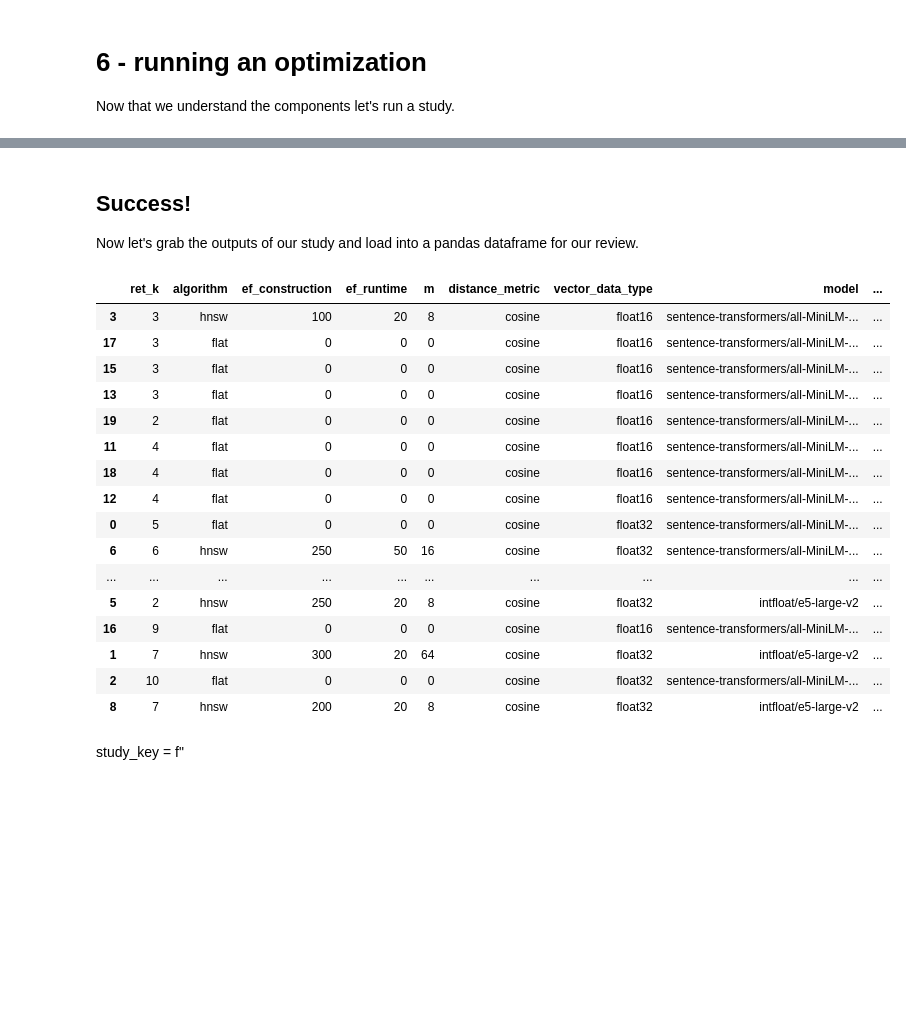
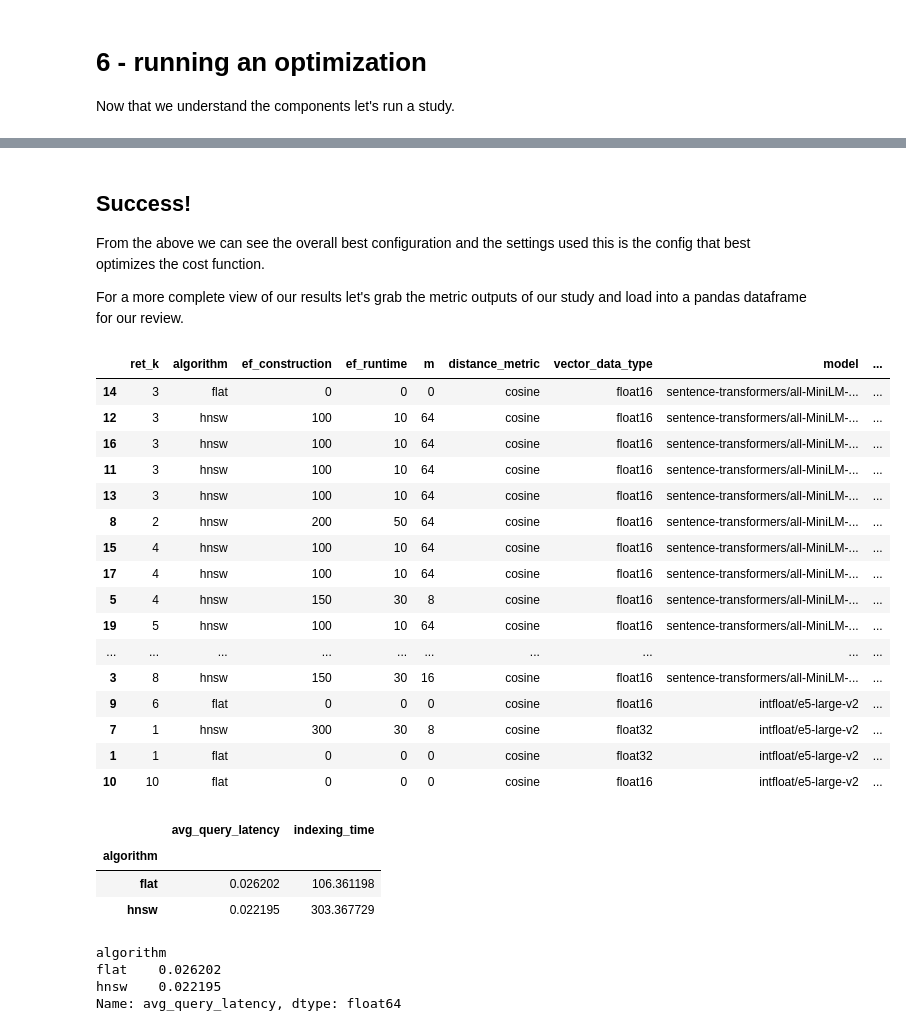
Before and after one commit to redis-applied-ai/retrieval-optimizer, a Jupyter notebook: examples/getting_started/retrieval_optimizer.ipynb, the cells around one changed output, grey strips where cells are left out. Drawn from its saved outputs; the diff is of its cells as text; code cells hidden in the pictures; blank space fills up the shorter version.

Commit message:
add avg query latency

```diff
--- a/examples/getting_started/retrieval_optimizer.ipynb
+++ b/examples/getting_started/retrieval_optimizer.ipynb
@@ -273,7 +275,9 @@ Metrics: [0.38826081326081324, 0.005658060807059315, 0.06243008846672828]
 # %% [markdown]
 ## Success!
 
-Now let's grab the outputs of our study and load into a pandas dataframe for our review.
+From the above we can see the overall best configuration and the settings used this is the config that best optimizes the cost function.
+
+For a more complete view of our results let's grab the metric outputs of our study and load into a pandas dataframe for our review.
 # %%
 from redis import Redis
 import pandas as pd
@@ -285,24 +289,36 @@ res = redis_client.json().get(study_key)
 
 res_df = pd.DataFrame(res)
 # %%
-res_df.sort_values(["f1@k", "embedding_latency", "indexing_time"], ascending=False)
+res_df.sort_values(["f1@k", "embedding_latency", "indexing_time", "avg_query_latency"], ascending=False)
 # %% [output]
 |  | ret_k | algorithm | ef_construction | ef_runtime | m | distance_metric | vector_data_type | model | ... |
-| 3 | 3 | hnsw | 100 | 20 | 8 | cosine | float16 | sentence-transformers/all-MiniLM-... | ... |
-| 17 | 3 | flat | 0 | 0 | 0 | cosine | float16 | sentence-transformers/all-MiniLM-... | ... |
-| 15 | 3 | flat | 0 | 0 | 0 | cosine | float16 | sentence-transformers/all-MiniLM-... | ... |
-| 13 | 3 | flat | 0 | 0 | 0 | cosine | float16 | sentence-transformers/all-MiniLM-... | ... |
-| 19 | 2 | flat | 0 | 0 | 0 | cosine | float16 | sentence-transformers/all-MiniLM-... | ... |
-| 11 | 4 | flat | 0 | 0 | 0 | cosine | float16 | sentence-transformers/all-MiniLM-... | ... |
-| 18 | 4 | flat | 0 | 0 | 0 | cosine | float16 | sentence-transformers/all-MiniLM-... | ... |
-| 12 | 4 | flat | 0 | 0 | 0 | cosine | float16 | sentence-transformers/all-MiniLM-... | ... |
-| 0 | 5 | flat | 0 | 0 | 0 | cosine | float32 | sentence-transformers/all-MiniLM-... | ... |
-| 6 | 6 | hnsw | 250 | 50 | 16 | cosine | float32 | sentence-transformers/all-MiniLM-... | ... |
+| 14 | 3 | flat | 0 | 0 | 0 | cosine | float16 | sentence-transformers/all-MiniLM-... | ... |
+| 12 | 3 | hnsw | 100 | 10 | 64 | cosine | float16 | sentence-transformers/all-MiniLM-... | ... |
+| 16 | 3 | hnsw | 100 | 10 | 64 | cosine | float16 | sentence-transformers/all-MiniLM-... | ... |
+| 11 | 3 | hnsw | 100 | 10 | 64 | cosine | float16 | sentence-transformers/all-MiniLM-... | ... |
+| 13 | 3 | hnsw | 100 | 10 | 64 | cosine | float16 | sentence-transformers/all-MiniLM-... | ... |
+| 8 | 2 | hnsw | 200 | 50 | 64 | cosine | float16 | sentence-transformers/all-MiniLM-... | ... |
+| 15 | 4 | hnsw | 100 | 10 | 64 | cosine | float16 | sentence-transformers/all-MiniLM-... | ... |
+| 17 | 4 | hnsw | 100 | 10 | 64 | cosine | float16 | sentence-transformers/all-MiniLM-... | ... |
+| 5 | 4 | hnsw | 150 | 30 | 8 | cosine | float16 | sentence-transformers/all-MiniLM-... | ... |
+| 19 | 5 | hnsw | 100 | 10 | 64 | cosine | float16 | sentence-transformers/all-MiniLM-... | ... |
 | ... | ... | ... | ... | ... | ... | ... | ... | ... | ... |
-| 5 | 2 | hnsw | 250 | 20 | 8 | cosine | float32 | intfloat/e5-large-v2 | ... |
-| 16 | 9 | flat | 0 | 0 | 0 | cosine | float16 | sentence-transformers/all-MiniLM-... | ... |
-| 1 | 7 | hnsw | 300 | 20 | 64 | cosine | float32 | intfloat/e5-large-v2 | ... |
-| 2 | 10 | flat | 0 | 0 | 0 | cosine | float32 | sentence-transformers/all-MiniLM-... | ... |
-| 8 | 7 | hnsw | 200 | 20 | 8 | cosine | float32 | intfloat/e5-large-v2 | ... |
+| 3 | 8 | hnsw | 150 | 30 | 16 | cosine | float16 | sentence-transformers/all-MiniLM-... | ... |
+| 9 | 6 | flat | 0 | 0 | 0 | cosine | float16 | intfloat/e5-large-v2 | ... |
+| 7 | 1 | hnsw | 300 | 30 | 8 | cosine | float32 | intfloat/e5-large-v2 | ... |
+| 1 | 1 | flat | 0 | 0 | 0 | cosine | float32 | intfloat/e5-large-v2 | ... |
+| 10 | 10 | flat | 0 | 0 | 0 | cosine | float16 | intfloat/e5-large-v2 | ... |
-# %% [markdown]
-study_key = f"
+# %%
+res_df.groupby(["algorithm"])[["avg_query_latency", "indexing_time"]].mean()
+# %% [output]
+|  | avg_query_latency | indexing_time |
+| algorithm |  |  |
+| flat | 0.026202 | 106.361198 |
+| hnsw | 0.022195 | 303.367729 |
+# %%
+res_df.groupby(["algorithm"])["indexing"].mean()
+# %% [output]
+algorithm
+flat    0.026202
+hnsw    0.022195
+Name: avg_query_latency, dtype: float64
```
Also changed, not shown: parts of 6 cells of this notebook, 4 other files.
